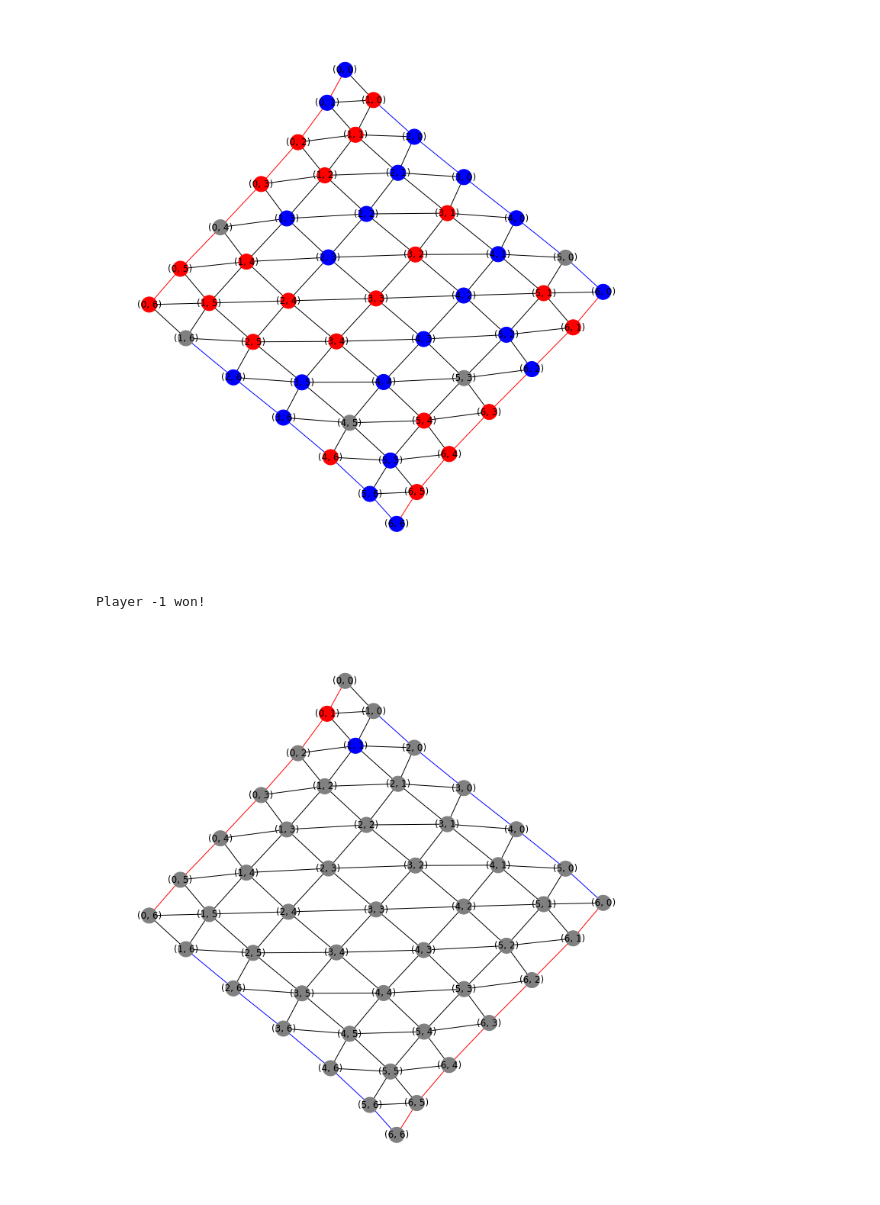
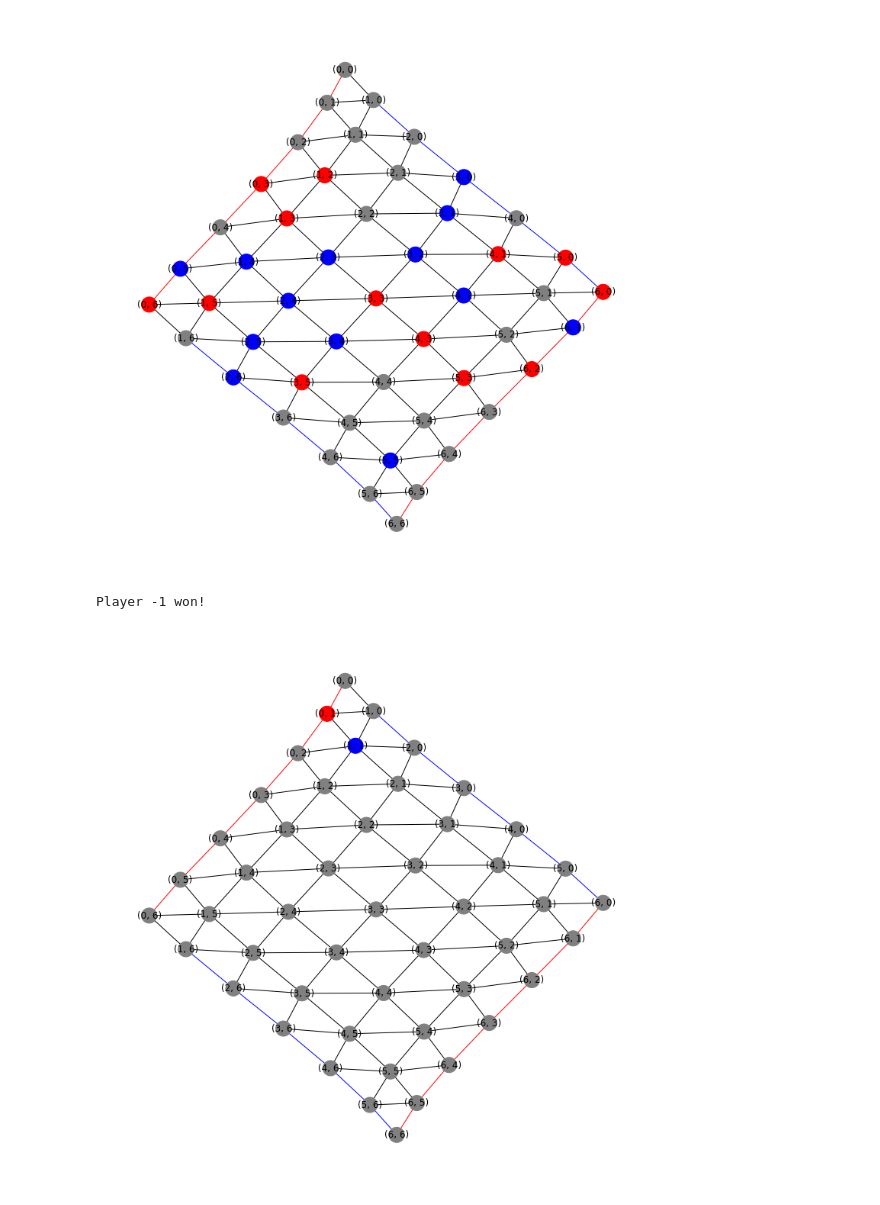
Before and after one commit to TechedLemur/IT3105, a Jupyter notebook: project2/play_offline.ipynb, the cells around one changed output. Saved outputs shown, nothing was run; the diff lists cells and outputs as text; code cells hidden in the pictures.

Commit message:
Play with saved models

```diff
--- a/project2/play_offline.ipynb
+++ b/project2/play_offline.ipynb
@@ -60,0 +45,10 @@ WARNING:tensorflow:Inconsistent references when loading the checkpoint into this
+# %%
+anet4 = ActorNet("../data/2022-03-27T19-41-30_7x7")
+anet8 = ActorNet("../data/2022-03-27T19-41-30_7x7")
+anet12 = ActorNet("../data/2022-03-27T19-41-30_7x7")
+anet16 = ActorNet("../data/2022-03-27T19-41-30_7x7")
+
+anet4.load_params(4, "7x7")
+anet8.load_params(8, "7x7")
+anet12.load_params(12, "7x7")
+anet16.load_params(16, "7x7")
@@ -61,7 +68,7 @@ WARNING:tensorflow:Inconsistent references when loading the checkpoint into this
 # %%
-play_game(player1=hex18, player2=hex18, starting_player=1, argmax=False)
+play_game(player1=anet16, player2=anet4, starting_player=1, argmax=False)
 # %% [output]
-[figure, old version]
+[figure, new version]
 Player -1 won!
 # %%
 
```
Also changed, not shown: parts of 4 cells of this notebook, 1 other file.
